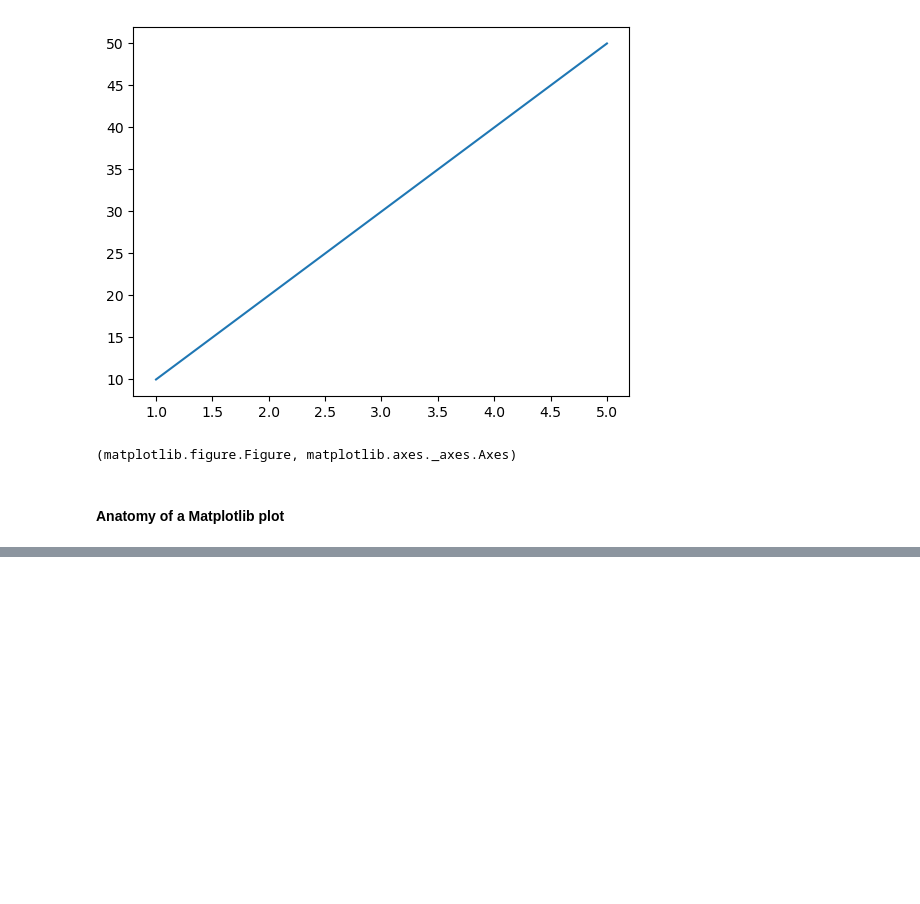
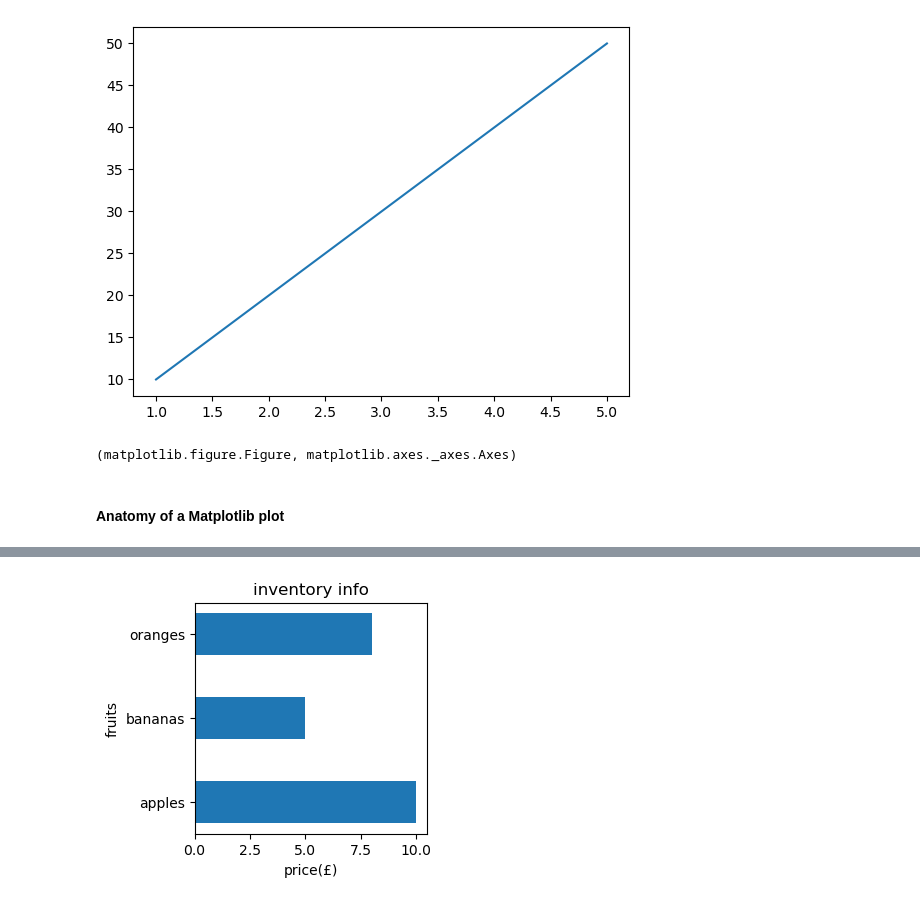
Before and after one commit to nikhilyadav-git/da-car-sales, a Jupyter notebook: matplotlib.ipynb, the cells around one changed output, grey strips where cells are left out. Saved outputs shown, nothing was run; the diff lists cells and outputs as text; code cells hidden in the pictures; blank space fills up the shorter version.

```diff
--- a/matplotlib.ipynb
+++ b/matplotlib.ipynb
@@ -87,0 +119,7 @@ plt.show()
+# %%
+fig,ax=plt.subplots(figsize=(3,3))
+ax.barh(y=inventory.keys(),width=inventory.values(),height=0.5)
+ax.set(title='inventory info',xlabel='price(£)',ylabel='fruits')
+plt.show()
+# %% [output]
+[figure, added]
```
Also changed, not shown: parts of 16 cells of this notebook.
